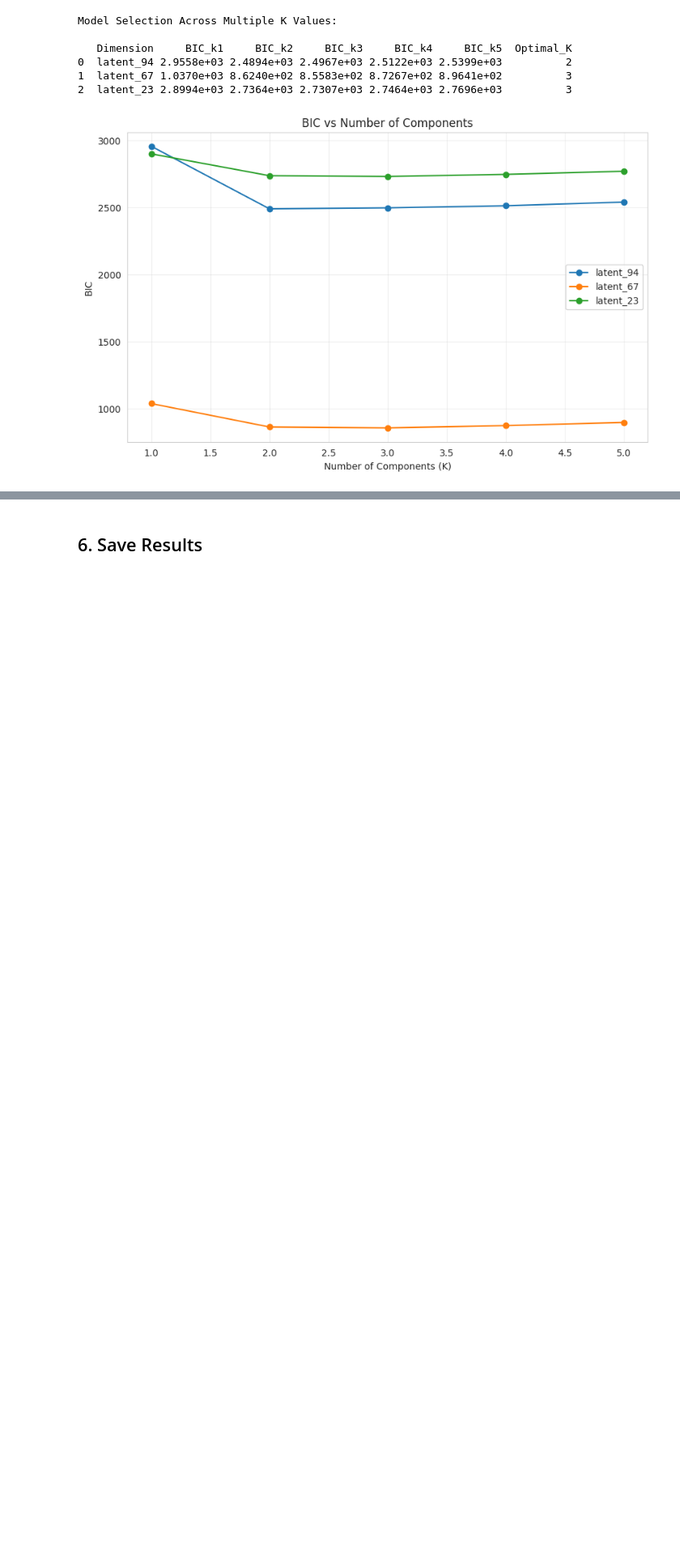
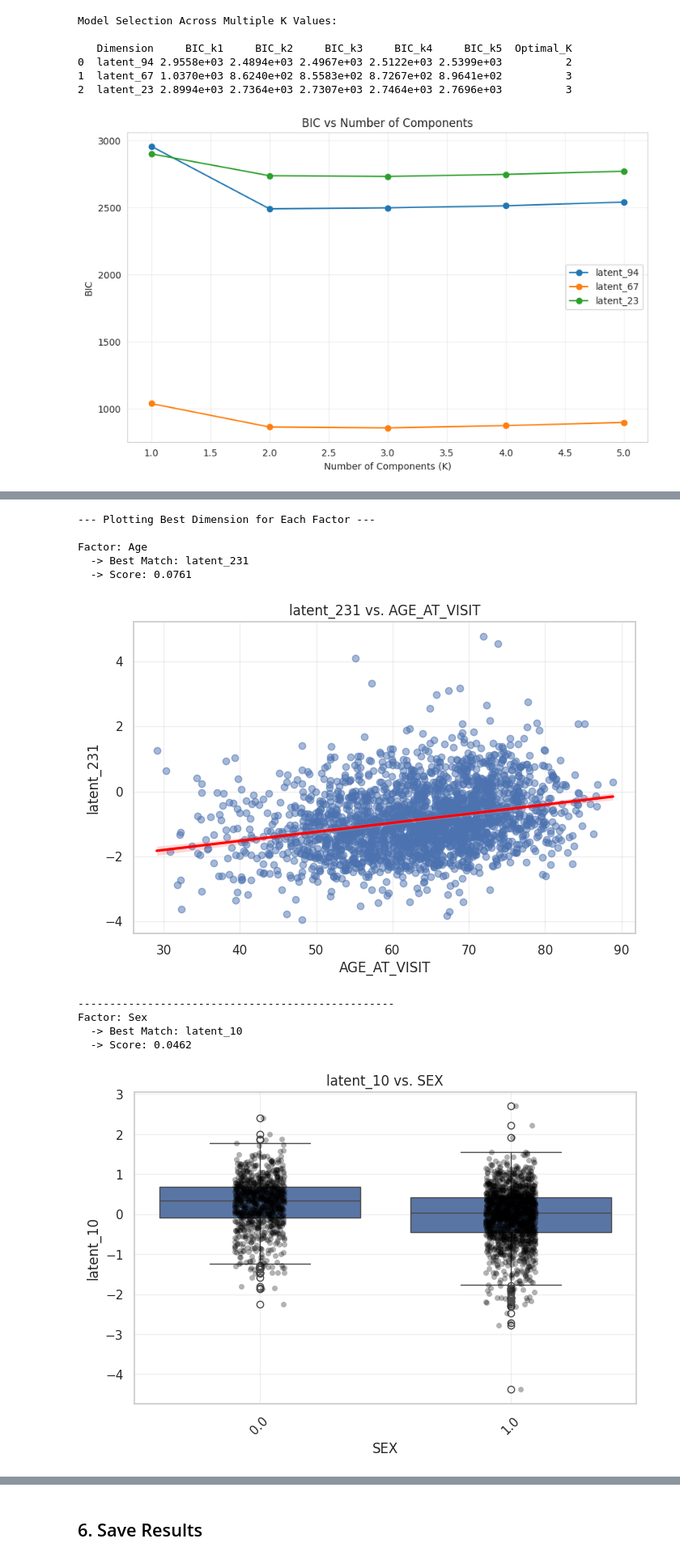
Before and after one commit to figoo210/unsupervised-parkinsons-imaging, a Jupyter notebook: 5.4_GMM_Distribution_Analysis.ipynb, the cells around one changed output, grey strips where cells are left out. Shown at 81% size. Saved outputs shown, nothing was run; the diff lists cells and outputs as text; code cells hidden in the pictures; blank space fills up the shorter version.

```diff
--- a/5.4_GMM_Distribution_Analysis.ipynb
+++ b/5.4_GMM_Distribution_Analysis.ipynb
@@ -450,0 +708,47 @@ Model Selection Across Multiple K Values:
+# %%
+# 1. Ensure you have the 'FACTORS' dictionary and 'df_heatmap' from previous steps
+#    (df_heatmap is the table where rows=dimensions, columns=factors)
+
+print("--- Plotting Best Dimension for Each Factor ---\n")
+
+for factor_name, config in FACTORS.items():
+
+    # 1. Find the dimension with the max score for this factor
+    #    idxmax() returns the index (Dimension name) with the highest value
+    best_row_index = df_heatmap[factor_name].idxmax()
+
+    # Extract the name and the score
+    best_dim = df_heatmap.loc[best_row_index, 'Dimension']
+    best_score = df_heatmap.loc[best_row_index, factor_name]
+
+    # 2. Check if the association is meaningful (optional threshold)
+    if best_score == 0:
+        print(f"Skipping {factor_name}: No valid associations found.")
+        continue
+
+    print(f"Factor: {factor_name}")
+    print(f"  -> Best Match: {best_dim}")
+    print(f"  -> Score: {best_score:.4f}")
+
+    # 3. Call the plotting function
+    #    We pass: the dimension name, the column name from your dataframe, the dataframe, and the config type
+    plot_specific_association(
+        dim_name=best_dim,
+        factor_name=config['col'], # Use the actual dataframe column name (e.g., 'AGE_AT_VISIT')
+        df=df_final,
+        config=config
+    )
+
+    print("-" * 50) # Separator line
+# %% [output]
+--- Plotting Best Dimension for Each Factor ---
+
+Factor: Age
+  -> Best Match: latent_231
+  -> Score: 0.0761
+[figure, added]
+--------------------------------------------------
+Factor: Sex
+  -> Best Match: latent_10
+  -> Score: 0.0462
+[figure, added]
```
Also changed, not shown: parts of 19 cells of this notebook, 5 other files.
